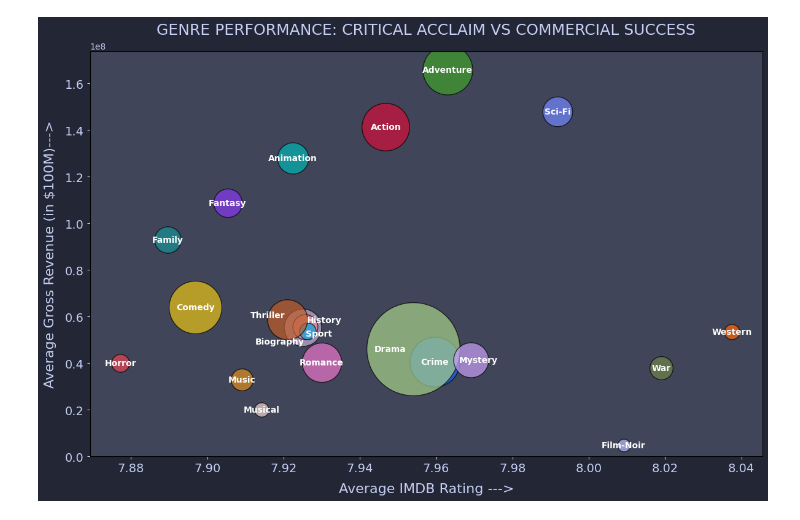
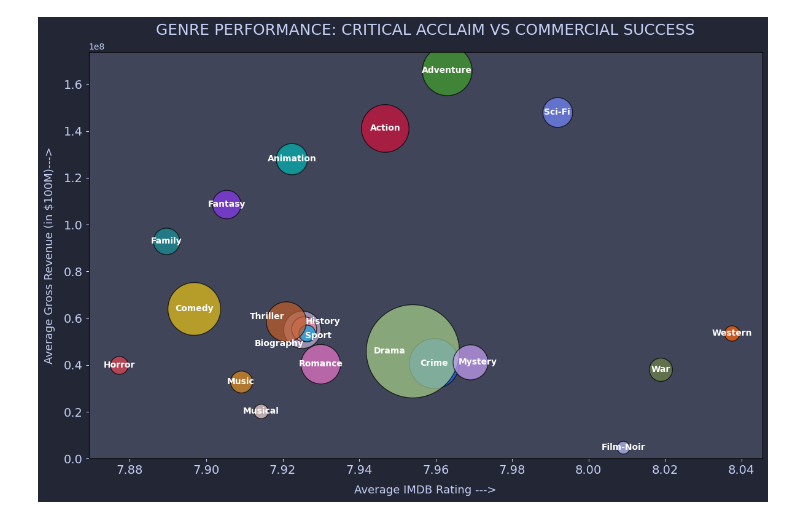
Before and after one commit to k-a-amaljose/Data_Analytics_Pentagon_InsightX, a Jupyter notebook: Data_Analysis_Task_2.ipynb, the cells around one changed output. Drawn from its saved outputs; the diff is of its cells as text; code cells hidden in the pictures.

```diff
--- a/Data_Analysis_Task_2.ipynb
+++ b/Data_Analysis_Task_2.ipynb
@@ -72,33 +72,33 @@ for row in genre_stats.itertuples(index=False):
     plt.scatter(
         row.Avg_IMDB,                                     # X-axis values
         row.Avg_Gross,                                    # Y-axis values
         s=row.Movie_Count * 20,                           # Bubble size based on count
         alpha=0.7,                                        # For transparency
         edgecolors='#000000',                             # To fix edgecolor
         color=genre_colors.get(row.Genre, 'green')        # fallback color of bubbles
     )
 
 # Add text labels for each genre point
 for row in genre_stats.itertuples(index=False):
     y_offset = y_text_offsets.get(row.Genre, 0)       # Assigning y position offset values to y_offset
     x_offset = x_text_offsets.get(row.Genre, 0)       # Assigning x position offset values to x_offset
     plt.text(
         row.Avg_IMDB+x_offset,               # X position with offset values
         row.Avg_Gross+y_offset,              # Y position with offset values
         row.Genre,                           # Text label
         ha='center',                         # Horizontal alignment
         va='center',                         # Vertical alignment
         fontsize=10,                         # Font size
         color= '#ffffff',                    # Text color
         fontweight='bold'                    # Text type
     )
 
-plt.xlabel("Average IMDB Rating --->", fontsize=16, color='#c6d0f5', labelpad=10) # Set label for X-axis and formating
-plt.ylabel("Average Gross Revenue (in $100M)--->", fontsize=16, color='#c6d0f5', labelpad=10) # Set label for Y-axis and formating
+plt.xlabel("Average IMDB Rating --->", fontsize=13, color='#c6d0f5', labelpad=10) # Set label for X-axis and formating
+plt.ylabel("Average Gross Revenue (in $100M)--->", fontsize=13, color='#c6d0f5', labelpad=10) # Set label for Y-axis and formating
 plt.tick_params(axis='both', colors='#c6d0f5', labelsize=14) # Changes the appearance of the scale (ticks and numbers) on both axes
 plt.title("GENRE PERFORMANCE: CRITICAL ACCLAIM VS COMMERCIAL SUCCESS", fontsize=18, color='#c6d0f5', pad=20) # Set main title of the plot
 plt.tight_layout() # Adjust layout to avoid overlap
 plt.ylim(0) # To choose the starting value of Y-axis to margin
 plt.show() # Display the plot
 # %% [output]
-[figure, old version]
+[figure, new version]
```
